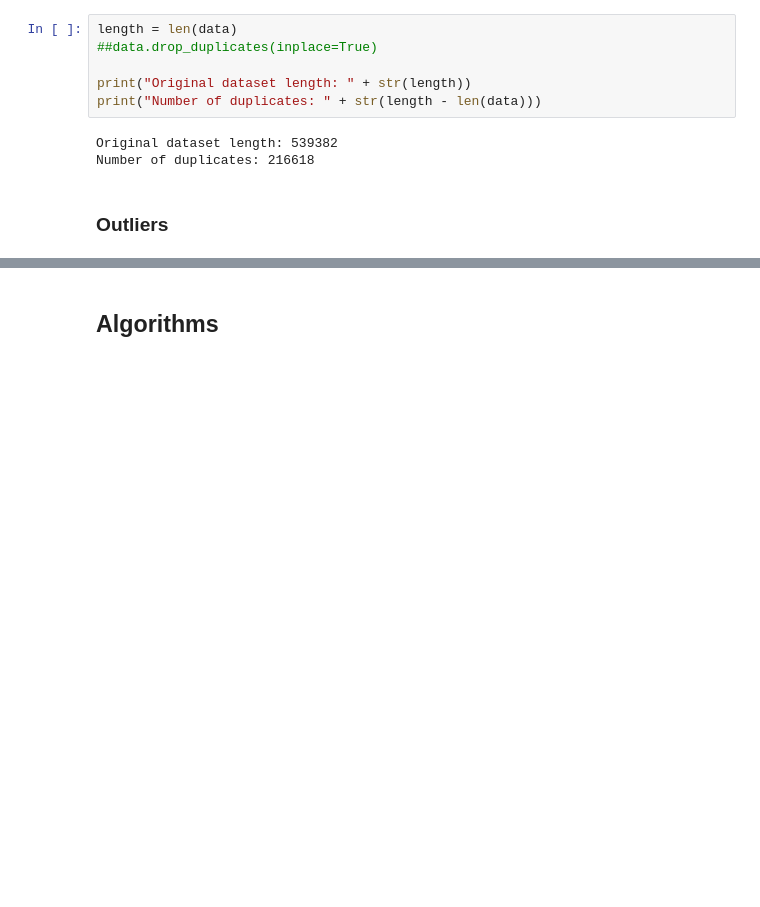
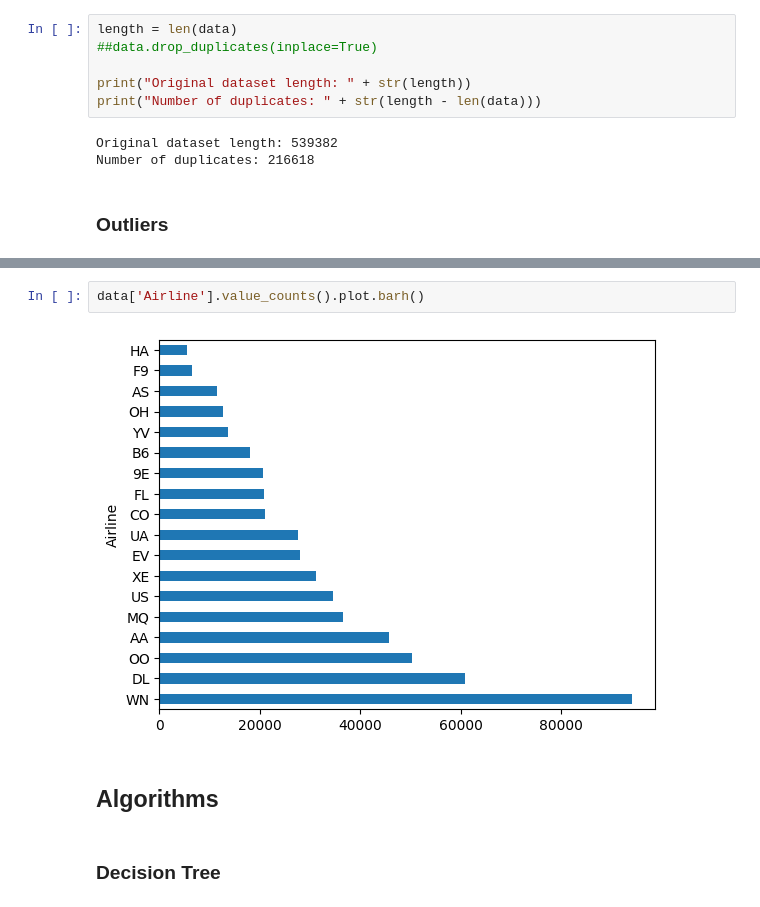
Before and after one commit to ICWeiner/FEUP-IART, a Jupyter notebook: Proj2/IA_T10_G27_Assignment2.ipynb, the cells around one changed output, grey strips where cells are left out. Drawn from its saved outputs; the diff is of its cells as text; blank space fills up the shorter version.

```diff
--- a/Proj2/IA_T10_G27_Assignment2.ipynb
+++ b/Proj2/IA_T10_G27_Assignment2.ipynb
@@ -95,2 +151,8 @@ sb.pairplot(data.dropna(), hue='Class')
+# %%
+data['Airline'].value_counts().plot.barh()
+# %% [output]
+[figure, added]
 # %% [markdown]
 ## Algorithms
+# %% [markdown]
+### Decision Tree
```
Also changed, not shown: parts of 7 cells of this notebook.
